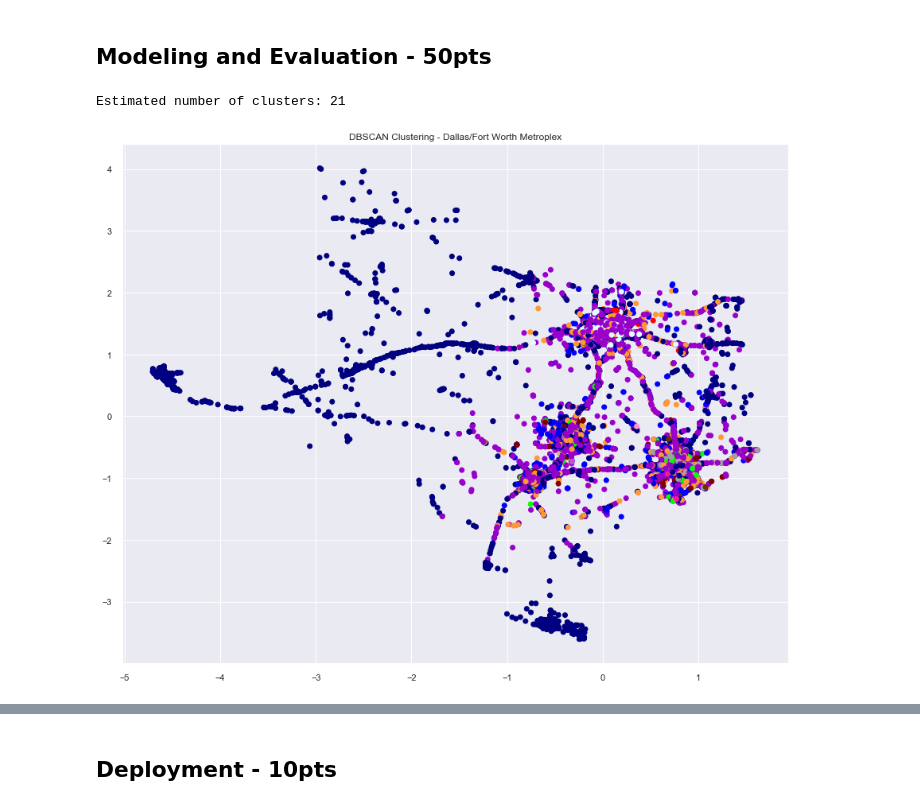
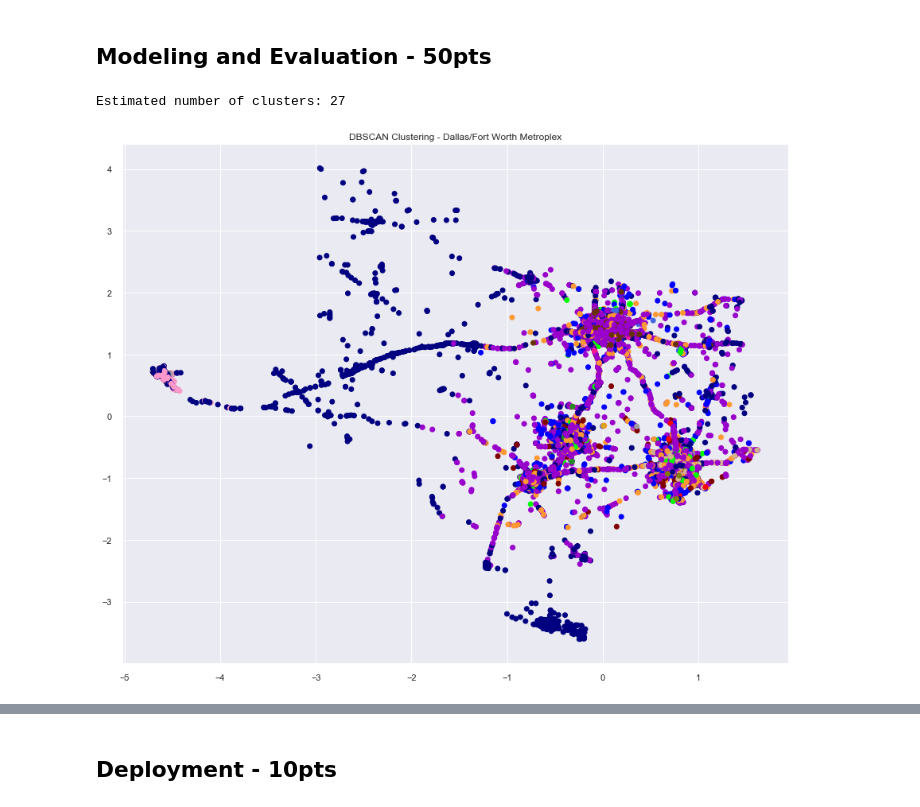
Before and after one commit to jbcroom/DS7331ProjectRepo, a Jupyter notebook: Project 3/JB_AR_BC_SO_Project_3_JB.ipynb, the cells around one changed output, grey strips where cells are left out. Drawn from its saved outputs; the diff is of its cells as text; code cells hidden in the pictures.

```diff
--- a/Project 3/JB_AR_BC_SO_Project_3_JB.ipynb
+++ b/Project 3/JB_AR_BC_SO_Project_3_JB.ipynb
@@ -733,38 +733,31 @@ df2_reduce =  df2.copy()
 # %%
 # Change name of dataframe, eps, and min_samples here
 df3 = df2_reduce.copy()
-eps = 0.8
-min_samples = 500
+eps = 0.9 #0.8
+min_samples = 400 #500
 
 ss = StandardScaler()
 X = ss.fit_transform(df3)
 
 # if you transform, you have to remove iloc from scatter because it turns into an array
 # epsilon = size of the gap separating two clusters
 db = DBSCAN(eps=eps, min_samples=min_samples)
 db.fit(X)
 y_pred = db.fit_predict(X)
 pred_labels = db.labels_
 
 colors = ['#9900cc', '#0000ff', '#00ff00', '#ff9933', '#ff0000', '#ff99cc', '#663300', '#A0A0A0','royalblue', 'maroon', 'forestgreen', 'mediumorchid', 'tan', 'deeppink', 'olive', 'goldenrod', 'lightcyan', 'navy']
 vectorizer = np.vectorize(lambda x: colors[x % len(colors)])
 
 plt.figure(figsize=(15,12))
 plt.scatter(X[:, 1], X[:,0],
             c=vectorizer(pred_labels))
 plt.title("DBSCAN Clustering - Dallas/Fort Worth Metroplex")
 
 db_labels = db.labels_
 num_clusters = len(set(db_labels))
 print('Estimated number of clusters: %d' % num_clusters)
-
-samples_w_lbls = np.concatenate((X,pred_labels[:,np.newaxis]),axis=1)
-filter = np.asarray([5])
-res = samples_w_lbls[np.in1d(samples_w_lbls[:,-1], filter)]
-
-
-# look at proportionality of clusters and append back to data
 # %% [output]
-Estimated number of clusters: 21
+Estimated number of clusters: 27
-[figure, old version]
+[figure, new version]
 # %%
```
Also changed, not shown: parts of 8 cells of this notebook.
